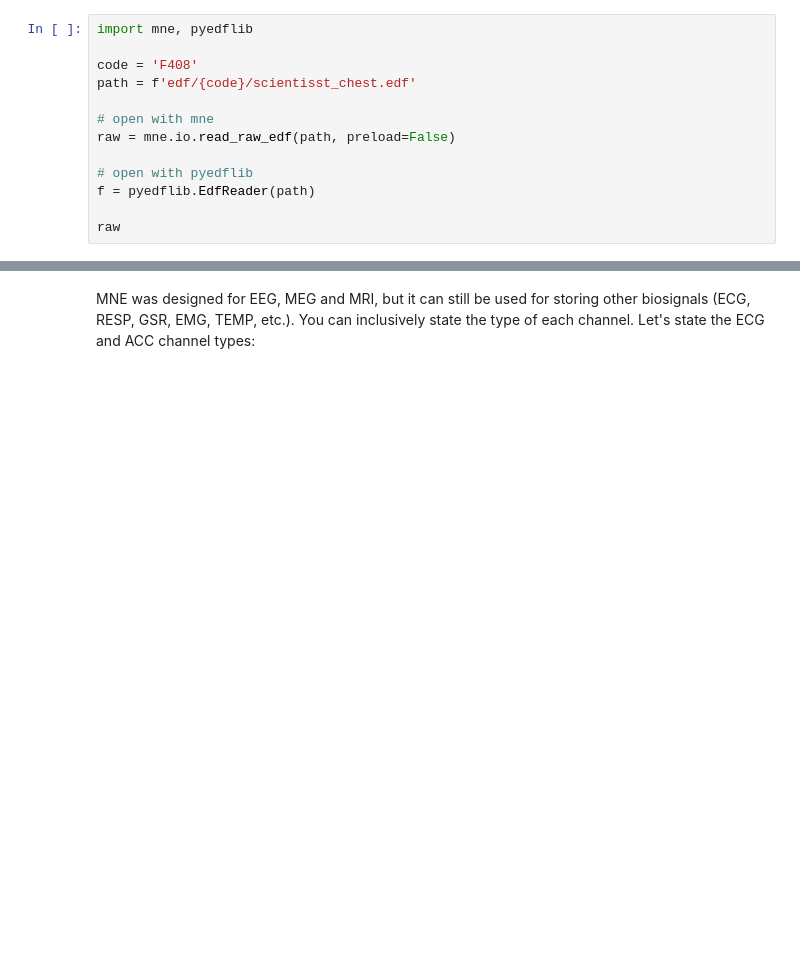
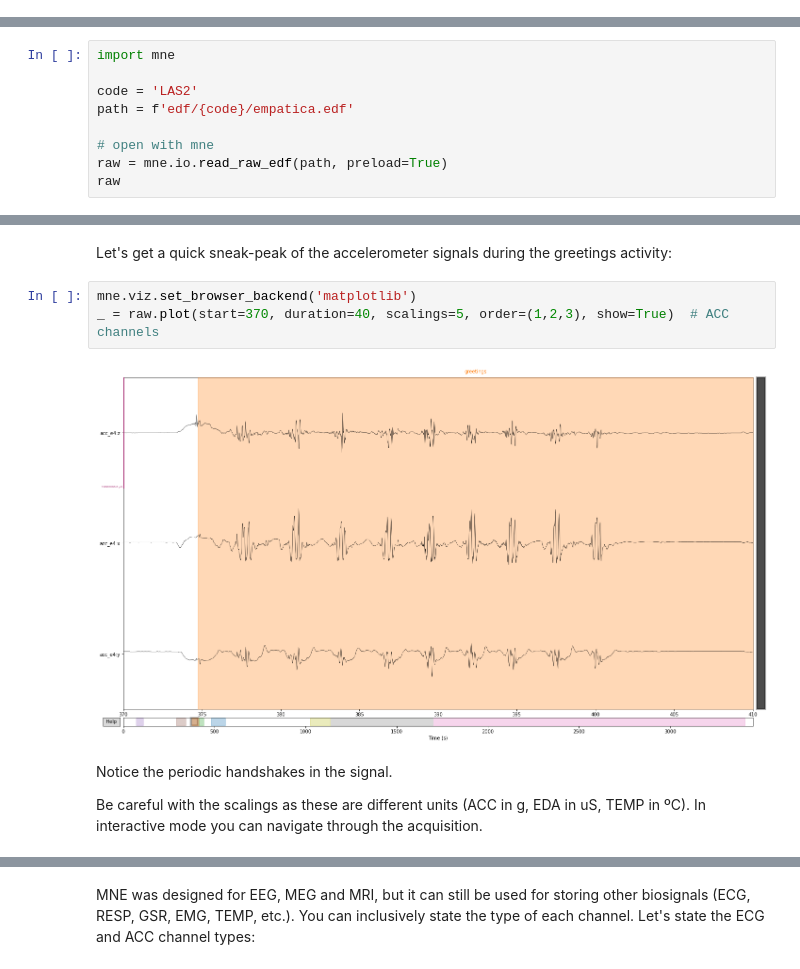
Before and after one commit to scientisst/ScientISST-MOVE, a Jupyter notebook: usage/edf.ipynb, the cells around one changed output, grey strips where cells are left out. Cells and saved outputs as stored; diff of their text form; blank space fills up the shorter version.

```diff
--- a/usage/edf.ipynb
+++ b/usage/edf.ipynb
@@ -40,13 +0,0 @@ Let's use subject F408 as an example. Consider we will need only the ECGs for th
-# %%
-import mne, pyedflib
-
-code = 'F408'
-path = f'edf/{code}/scientisst_chest.edf'
-
-# open with mne
-raw = mne.io.read_raw_edf(path, preload=False)
-
-# open with pyedflib
-f = pyedflib.EdfReader(path)
-
-raw
@@ -170,0 +69,9 @@ lift_activity_ecg.plot(show=False, scalings=60e-1)
+# %%
+import mne
+
+code = 'LAS2'
+path = f'edf/{code}/empatica.edf'
+
+# open with mne
+raw = mne.io.read_raw_edf(path, preload=True)
+raw
@@ -170,0 +129,11 @@ lift_activity_ecg.plot(show=False, scalings=60e-1)
+# %% [markdown]
+Let's get a quick sneak-peak of the accelerometer signals during the greetings activity:
+# %%
+mne.viz.set_browser_backend('matplotlib')
+_ = raw.plot(start=370, duration=40, scalings=5, order=(1,2,3), show=True)  # ACC channels
+# %% [output]
+[figure, added]
+# %% [markdown]
+Notice the periodic handshakes in the signal.
+
+Be careful with the scalings as these are different units (ACC in g, EDA in uS, TEMP in ºC). In interactive mode you can navigate through the acquisition.
```
Also changed, not shown: parts of 54 cells of this notebook, 2 other files.
